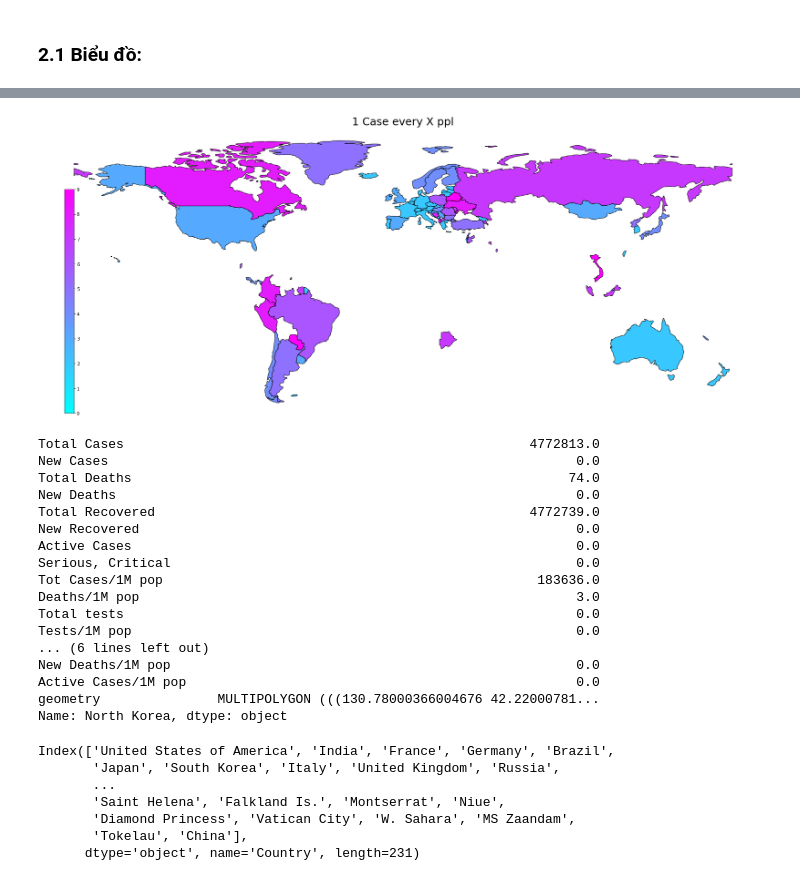
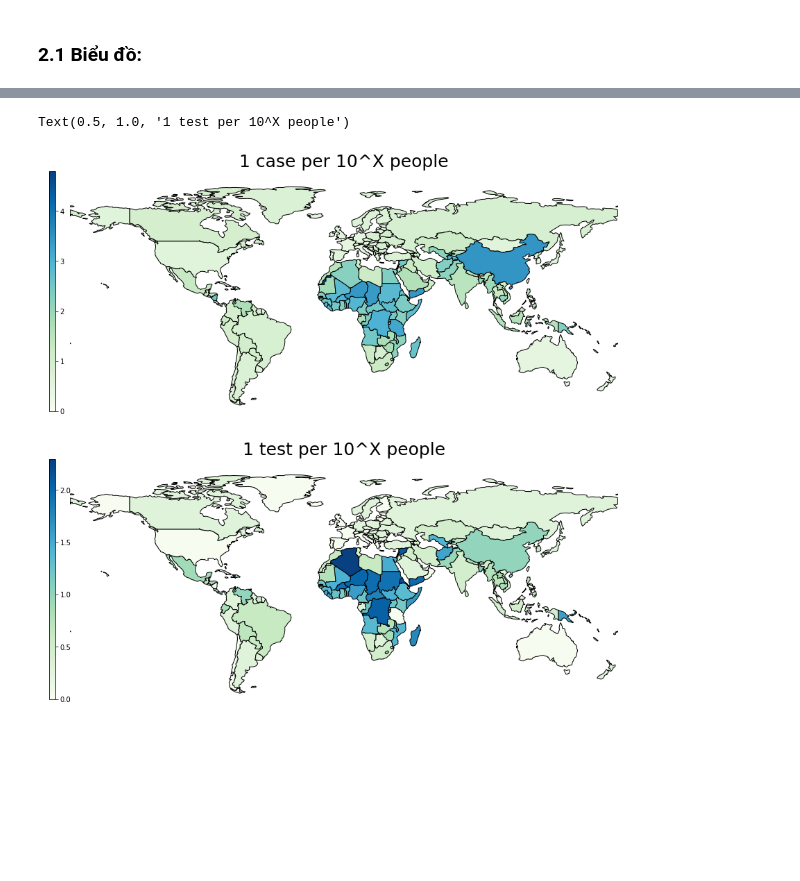
Before and after one commit to quytrungg/Group02_Lab01_CSC10108, a Jupyter notebook: data_analysis_visualize/NT_analysis.ipynb, the cells around one changed output, grey strips where cells are left out. Saved outputs shown, nothing was run; the diff lists cells and outputs as text; code cells hidden in the pictures; blank space fills up the shorter version.

Commit message:
Corr of Case and Test

```diff
--- a/data_analysis_visualize/NT_analysis.ipynb
+++ b/data_analysis_visualize/NT_analysis.ipynb
@@ -64,30 +66,38 @@ covid_df =  covid_df.replace(['USA','UK','Bosnia and Herzegovina','S. Korea','We
 # %%
 temp = geopandas.GeoDataFrame(covid_df.set_index('Country').join(df[['Country','geometry']].set_index('Country'),lsuffix='_caller', rsuffix='_other',))
 # %%
-def MapPlot(Col, Norm = None,figsize =(30,18),fig = None, ax = None,data=temp):
+
+
+def MapPlot(Col, Norm = None,figsize =(30,18),fig = None, ax = None,data=temp,cmap ='cool',vcenter = None,fontdict={'fontsize': '25', 'fontweight': '3'} ):
     col_plot = Col
     if fig == None and ax == None:
         fig, ax = plt.subplots(1, figsize=figsize)
-    cmap = 'cool'
     ax.axis('off')
     if type(Col) == type(""):
         col_plot = data[Col]
-        ax.set_title(Col, fontdict={'fontsize': '25', 'fontweight': '3'})
+        ax.set_title(Col, fontdict=fontdict)
+
+    if vcenter != None:
+        colorNorm = colors.CenteredNorm(vcenter=vcenter)
+    else:
+        if Norm == None:
+            vmin =  col_plot.min()
+            vmax =  col_plot.max()
+        else:
+            vmin =  Norm(col_plot.min())
+            vmax =  Norm(col_plot.max())
+        colorNorm = plt.Normalize(vmin=vmin, vmax=vmax)
 
     if Norm == None:
-        data.plot(col_plot,ax = ax,linewidth = 1, cmap = cmap,edgecolor='black')
+        data.plot(col_plot,ax = ax,linewidth = 1, cmap = cmap , norm = colorNorm,edgecolor='black')
     else:
         data.plot(Norm(col_plot),ax = ax,linewidth = 1, cmap = cmap,edgecolor='black')
     ax.annotate('', xy=(0.1, .08), xycoords='figure fraction', horizontalalignment='left',
                 verticalalignment='bottom', fontsize=10)
-    if Norm == None:
-        vmin =  col_plot.min()
-        vmax =  col_plot.max()
-    else:
-        vmin =  Norm(col_plot.min())
-        vmax =  Norm(col_plot.max())
-    sm = plt.cm.ScalarMappable(norm=plt.Normalize(vmin=vmin, vmax=vmax), cmap=cmap)
+
+    sm = plt.cm.ScalarMappable(norm=colorNorm, cmap=cmap)
     sm._A = []
     # Add the colorbar to the figure
-    cbaxes = fig.add_axes([0.15, 0.25, 0.01, 0.4])
+    cbaxes = ax.inset_axes([0.01, 0.02, 0.01, 1])
     cbar = fig.colorbar(sm, cax=cbaxes)
+    cbar.set_ticks()
@@ -98,34 +104,11 @@ MapPlot('Tot Cases/1M pop')
-# %%
-MapPlot(Col= '1 Case every X ppl', data = temp[temp['1 Case every X ppl'] < 10])
-# %% [output]
-[figure, removed]
-# %%
-temp.loc['North Korea']
-# %% [output]
-Total Cases                                                    4772813.0
-New Cases                                                            0.0
-Total Deaths                                                        74.0
-New Deaths                                                           0.0
-Total Recovered                                                4772739.0
-New Recovered                                                        0.0
-Active Cases                                                         0.0
-Serious, Critical                                                    0.0
-Tot Cases/1M pop                                                183636.0
-Deaths/1M pop                                                        3.0
-Total tests                                                          0.0
-Tests/1M pop                                                         0.0
-... (6 lines left out)
-New Deaths/1M pop                                                    0.0
-Active Cases/1M pop                                                  0.0
-geometry               MULTIPOLYGON (((130.78000366004676 42.22000781...
-Name: North Korea, dtype: object
-# %%
-temp.index
-# %% [output]
-Index(['United States of America', 'India', 'France', 'Germany', 'Brazil',
-       'Japan', 'South Korea', 'Italy', 'United Kingdom', 'Russia',
-       ...
-       'Saint Helena', 'Falkland Is.', 'Montserrat', 'Niue',
-       'Diamond Princess', 'Vatican City', 'W. Sahara', 'MS Zaandam',
-       'Tokelau', 'China'],
-      dtype='object', name='Country', length=231)
+# %%
+fig, (ax1,ax2) = plt.subplots(2, figsize=(30, 14))
+
+MapPlot('CasePerPPL', data = temp.assign(CasePerPPL = lambda x: x['1 Case every X ppl']+1), cmap = 'GnBu',ax=ax1,fig=fig, Norm = np.log10)
+ax1.set_title('1 case per 10^X people', fontdict={'fontsize': '25', 'fontweight': '3'})
+
+MapPlot('CasePerPPL', data = temp.assign(CasePerPPL = lambda x: x['1 Test every X ppl']+1), cmap = 'GnBu',ax=ax2,fig=fig, Norm = np.log10)
+ax2.set_title('1 test per 10^X people', fontdict={'fontsize': '25', 'fontweight': '3'})
+# %% [output]
+Text(0.5, 1.0, '1 test per 10^X people')
+[figure, added]
```
Also changed, not shown: parts of 6 cells of this notebook.
